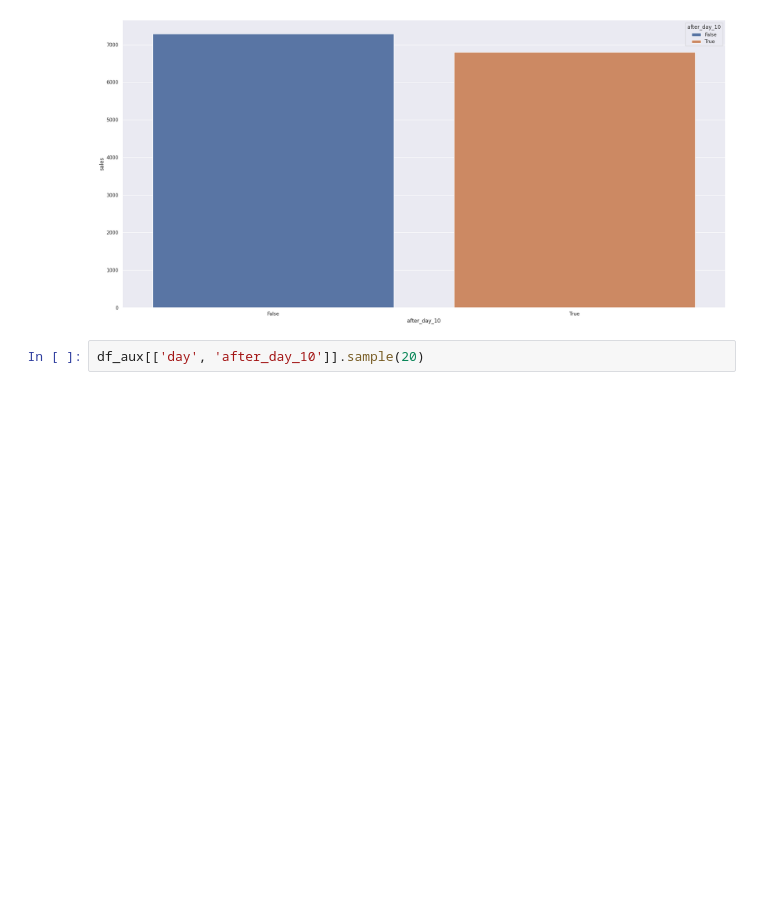
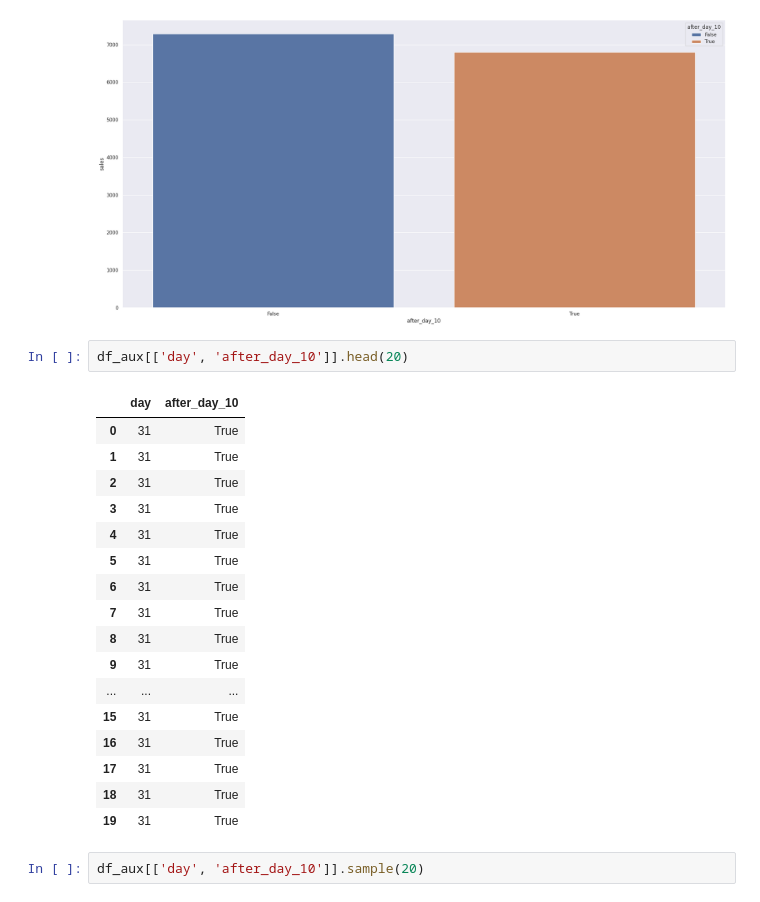
Before and after one commit to oarthurcarvalho/rossmann-predict-sales, a Jupyter notebook: m02_v01_store_sales_prediction.ipynb, the cells around one changed output. Saved outputs shown, nothing was run; the diff lists cells and outputs as text; blank space fills up the shorter version.

```diff
--- a/m02_v01_store_sales_prediction.ipynb
+++ b/m02_v01_store_sales_prediction.ipynb
@@ -761,6 +761,26 @@ aux = df_aux[['after_day_10', 'sales']].groupby( 'after_day_10' ).mean().reset_i
 sns.barplot( data=aux, x='after_day_10', y='sales', hue='after_day_10' );
 # %% [output]
 [figure]
+# %%
+df_aux[['day', 'after_day_10']].head(20)
+# %% [output]
+|  | day | after_day_10 |
+| 0 | 31 | True |
+| 1 | 31 | True |
+| 2 | 31 | True |
+| 3 | 31 | True |
+| 4 | 31 | True |
+| 5 | 31 | True |
+| 6 | 31 | True |
+| 7 | 31 | True |
+| 8 | 31 | True |
+| 9 | 31 | True |
+| ... | ... | ... |
+| 15 | 31 | True |
+| 16 | 31 | True |
+| 17 | 31 | True |
+| 18 | 31 | True |
+| 19 | 31 | True |
 # %%
 df_aux[['day', 'after_day_10']].sample(20)
 # %% [output]
```
Also changed, not shown: 2 other files.
